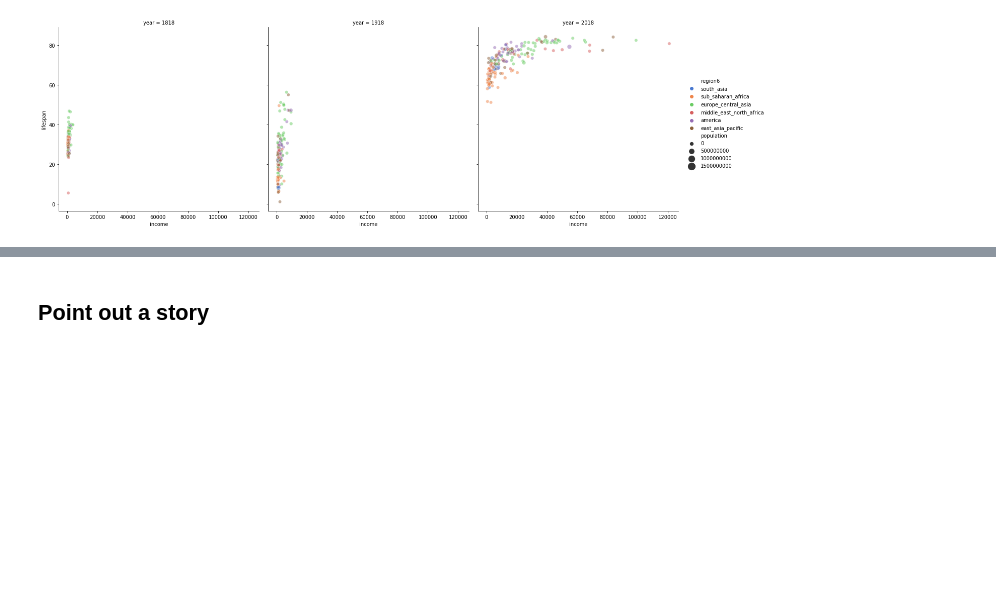
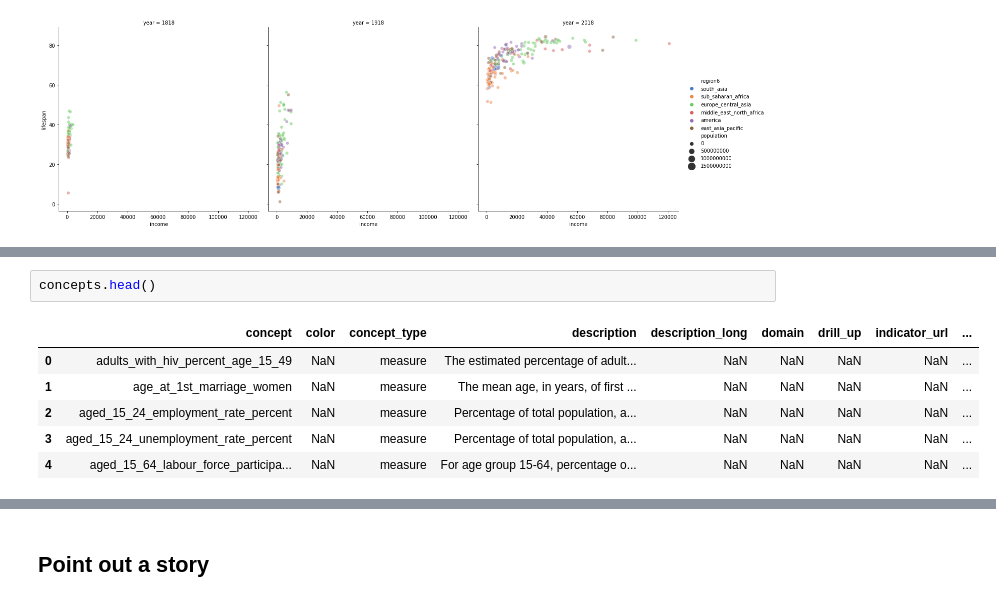
Before and after one commit to ngriggs/DS-Unit-1-Sprint-2-Data-Wrangling-and-Storytelling, a Jupyter notebook: module4-sequence-your-narrative/LS_DS_124_Sequence_your_narrative.ipynb, the cells around one changed output, grey strips where cells are left out. Cells and saved outputs as stored; diff of their text form; blank space fills up the shorter version.

```diff
--- a/module4-sequence-your-narrative/LS_DS_124_Sequence_your_narrative.ipynb
+++ b/module4-sequence-your-narrative/LS_DS_124_Sequence_your_narrative.ipynb
@@ -312,0 +385,9 @@ sns.relplot(x="income", y="lifespan", hue="region6", size = 'population', col='y
+# %%
+concepts.head()
+# %% [output]
+|  | concept | color | concept_type | description | description_long | domain | drill_up | indicator_url | ... |
+| 0 | adults_with_hiv_percent_age_15_49 | NaN | measure | The estimated percentage of adult... | NaN | NaN | NaN | NaN | ... |
+| 1 | age_at_1st_marriage_women | NaN | measure | The mean age, in years, of first ... | NaN | NaN | NaN | NaN | ... |
+| 2 | aged_15_24_employment_rate_percent | NaN | measure | Percentage of total population, a... | NaN | NaN | NaN | NaN | ... |
+| 3 | aged_15_24_unemployment_rate_percent | NaN | measure | Percentage of total population, a... | NaN | NaN | NaN | NaN | ... |
+| 4 | aged_15_64_labour_force_participa... | NaN | measure | For age group 15-64, percentage o... | NaN | NaN | NaN | NaN | ... |
```
Also changed, not shown: parts of 19 cells of this notebook.
